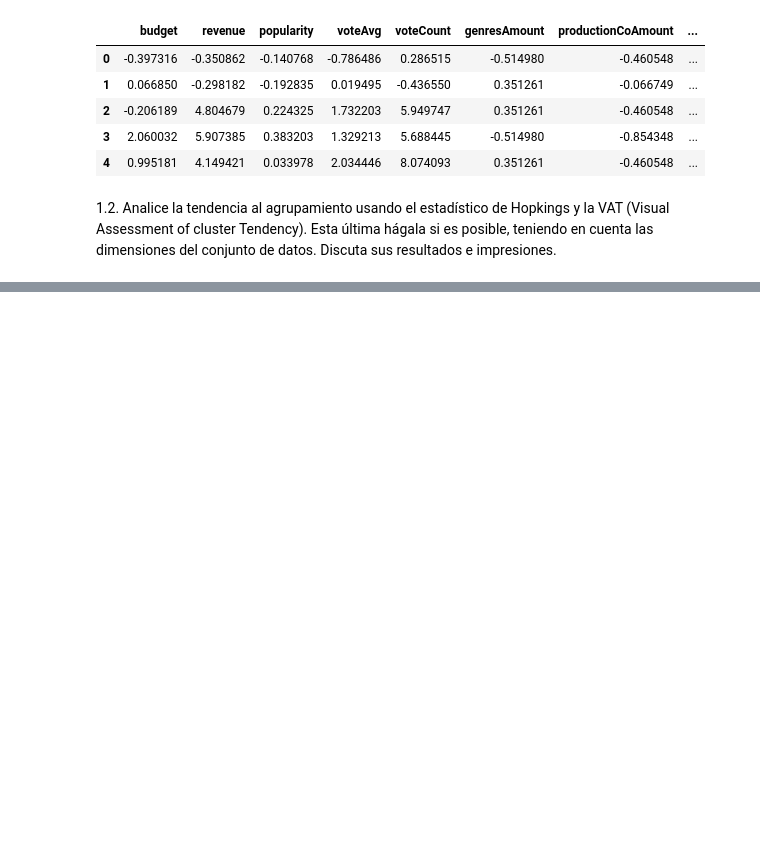
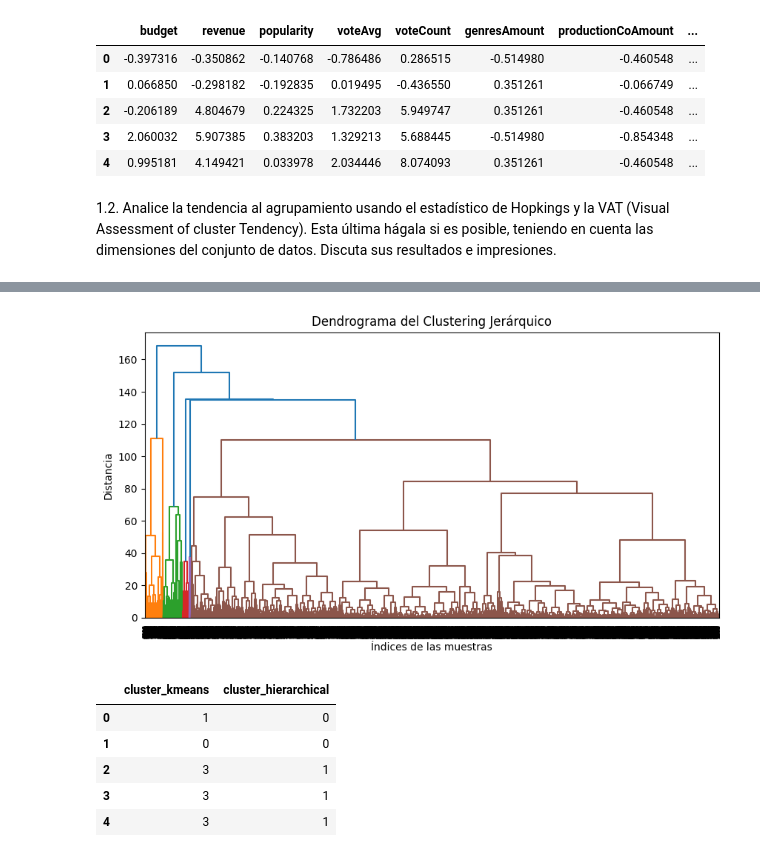
Before and after one commit to BiancaCalderon/Clustering, a Jupyter notebook: Clustering_PCA.ipynb, the cells around one changed output, grey strips where cells are left out. Drawn from its saved outputs; the diff is of its cells as text; code cells hidden in the pictures; blank space fills up the shorter version.

```diff
--- a/Clustering_PCA.ipynb
+++ b/Clustering_PCA.ipynb
@@ -135,0 +207,28 @@ Estadística de Hopkins: 0.0110
+# %%
+# Aplicación de K-Means con el número óptimo de clusters (suponiendo k=4 basado en el codo)
+kmeans = KMeans(n_clusters=4, random_state=42, n_init=10)
+df['cluster_kmeans'] = kmeans.fit_predict(data_scaled)
+
+# Aplicación de clustering jerárquico
+hierarchical = AgglomerativeClustering(n_clusters=4)
+df['cluster_hierarchical'] = hierarchical.fit_predict(data_scaled)
+
+# Visualización del dendrograma
+plt.figure(figsize=(10, 5))
+linkage_matrix = linkage(data_scaled, method='ward')
+dendrogram(linkage_matrix)
+plt.title('Dendrograma del Clustering Jerárquico')
+plt.xlabel('Índices de las muestras')
+plt.ylabel('Distancia')
+plt.show()  # Mostrar directamente en el notebook
+
+# Mostrar las primeras filas con las asignaciones de clusters
+df[['cluster_kmeans', 'cluster_hierarchical']].head()
+# %% [output]
+[figure, added]
+|  | cluster_kmeans | cluster_hierarchical |
+| 0 | 1 | 0 |
+| 1 | 0 | 0 |
+| 2 | 3 | 1 |
+| 3 | 3 | 1 |
+| 4 | 3 | 1 |
```
Also changed, not shown: parts of 13 cells of this notebook.
